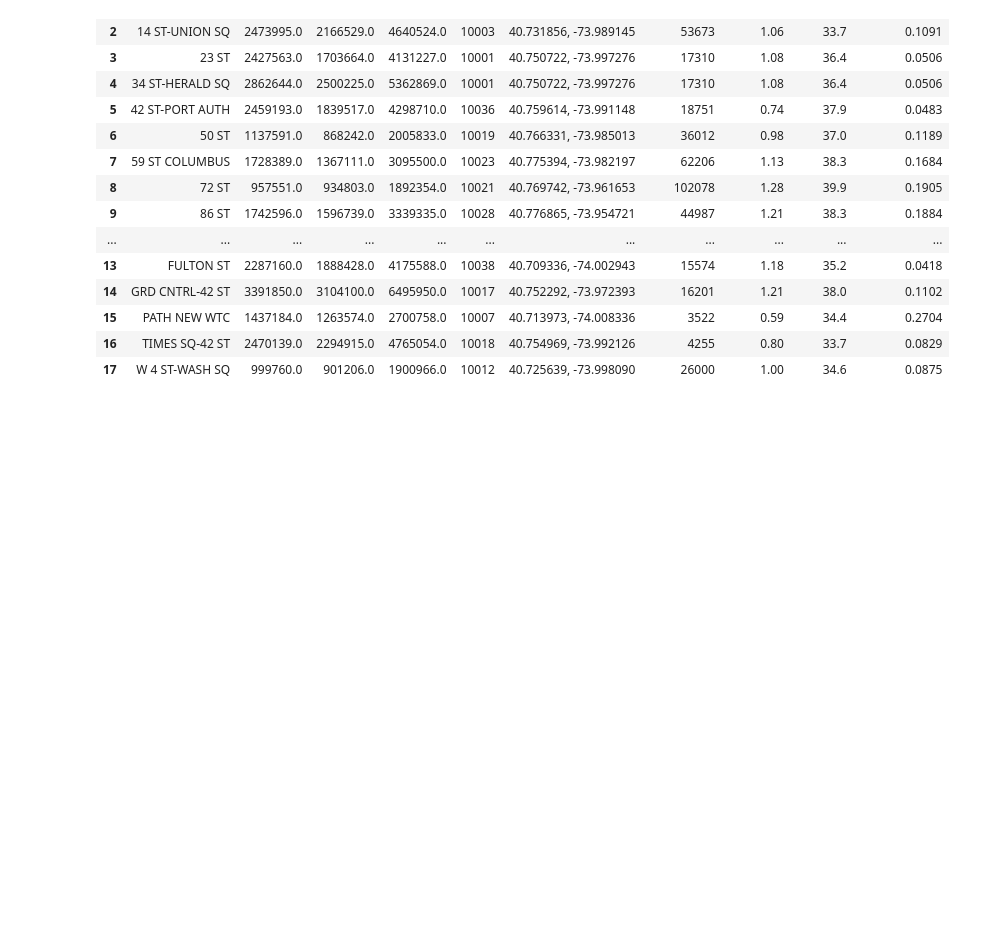
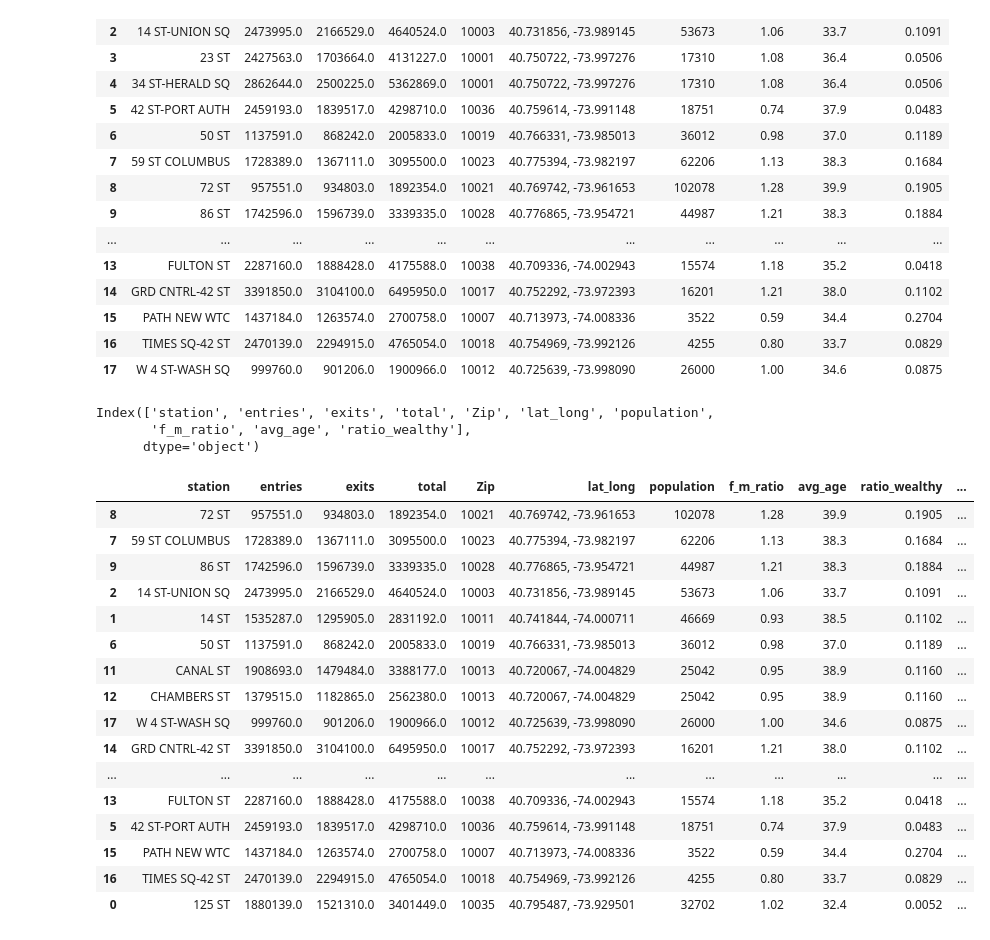
Before and after one commit to DimitriTheoharatos/ProjectBenson, a Jupyter notebook: MTA_EDA_Dimitri-v3.ipynb, the cells around one changed output. Drawn from its saved outputs; the diff is of its cells as text; code cells hidden in the pictures; blank space fills up the shorter version.

Commit message:
new columns to demographic df

```diff
--- a/MTA_EDA_Dimitri-v3.ipynb
+++ b/MTA_EDA_Dimitri-v3.ipynb
@@ -578,3 +578,31 @@ full_df
 | 17 | W 4 ST-WASH SQ | 999760.0 | 901206.0 | 1900966.0 | 10012 | 40.725639, -73.998090 | 26000 | 1.00 | 34.6 | 0.0875 |
 # %%
 full_df.to_csv('stationdemographic.csv')
+# %%
+full_df.columns
+# %% [output]
+Index(['station', 'entries', 'exits', 'total', 'Zip', 'lat_long', 'population',
+       'f_m_ratio', 'avg_age', 'ratio_wealthy'],
+      dtype='object')
+# %%
+full_df['Rich Women'] = full_df.population * full_df.ratio_wealthy * full_df.f_m_ratio / 2
+full_df = full_df.sort_values(by='Rich Women', ascending = False)
+full_df
+# %% [output]
+|  | station | entries | exits | total | Zip | lat_long | population | f_m_ratio | avg_age | ratio_wealthy | ... |
+| 8 | 72 ST | 957551.0 | 934803.0 | 1892354.0 | 10021 | 40.769742, -73.961653 | 102078 | 1.28 | 39.9 | 0.1905 | ... |
+| 7 | 59 ST COLUMBUS | 1728389.0 | 1367111.0 | 3095500.0 | 10023 | 40.775394, -73.982197 | 62206 | 1.13 | 38.3 | 0.1684 | ... |
+| 9 | 86 ST | 1742596.0 | 1596739.0 | 3339335.0 | 10028 | 40.776865, -73.954721 | 44987 | 1.21 | 38.3 | 0.1884 | ... |
+| 2 | 14 ST-UNION SQ | 2473995.0 | 2166529.0 | 4640524.0 | 10003 | 40.731856, -73.989145 | 53673 | 1.06 | 33.7 | 0.1091 | ... |
+| 1 | 14 ST | 1535287.0 | 1295905.0 | 2831192.0 | 10011 | 40.741844, -74.000711 | 46669 | 0.93 | 38.5 | 0.1102 | ... |
+| 6 | 50 ST | 1137591.0 | 868242.0 | 2005833.0 | 10019 | 40.766331, -73.985013 | 36012 | 0.98 | 37.0 | 0.1189 | ... |
+| 11 | CANAL ST | 1908693.0 | 1479484.0 | 3388177.0 | 10013 | 40.720067, -74.004829 | 25042 | 0.95 | 38.9 | 0.1160 | ... |
+| 12 | CHAMBERS ST | 1379515.0 | 1182865.0 | 2562380.0 | 10013 | 40.720067, -74.004829 | 25042 | 0.95 | 38.9 | 0.1160 | ... |
+| 17 | W 4 ST-WASH SQ | 999760.0 | 901206.0 | 1900966.0 | 10012 | 40.725639, -73.998090 | 26000 | 1.00 | 34.6 | 0.0875 | ... |
+| 14 | GRD CNTRL-42 ST | 3391850.0 | 3104100.0 | 6495950.0 | 10017 | 40.752292, -73.972393 | 16201 | 1.21 | 38.0 | 0.1102 | ... |
+| ... | ... | ... | ... | ... | ... | ... | ... | ... | ... | ... | ... |
+| 13 | FULTON ST | 2287160.0 | 1888428.0 | 4175588.0 | 10038 | 40.709336, -74.002943 | 15574 | 1.18 | 35.2 | 0.0418 | ... |
+| 5 | 42 ST-PORT AUTH | 2459193.0 | 1839517.0 | 4298710.0 | 10036 | 40.759614, -73.991148 | 18751 | 0.74 | 37.9 | 0.0483 | ... |
+| 15 | PATH NEW WTC | 1437184.0 | 1263574.0 | 2700758.0 | 10007 | 40.713973, -74.008336 | 3522 | 0.59 | 34.4 | 0.2704 | ... |
+| 16 | TIMES SQ-42 ST | 2470139.0 | 2294915.0 | 4765054.0 | 10018 | 40.754969, -73.992126 | 4255 | 0.80 | 33.7 | 0.0829 | ... |
+| 0 | 125 ST | 1880139.0 | 1521310.0 | 3401449.0 | 10035 | 40.795487, -73.929501 | 32702 | 1.02 | 32.4 | 0.0052 | ... |
```
Also changed, not shown: 1 other file.
